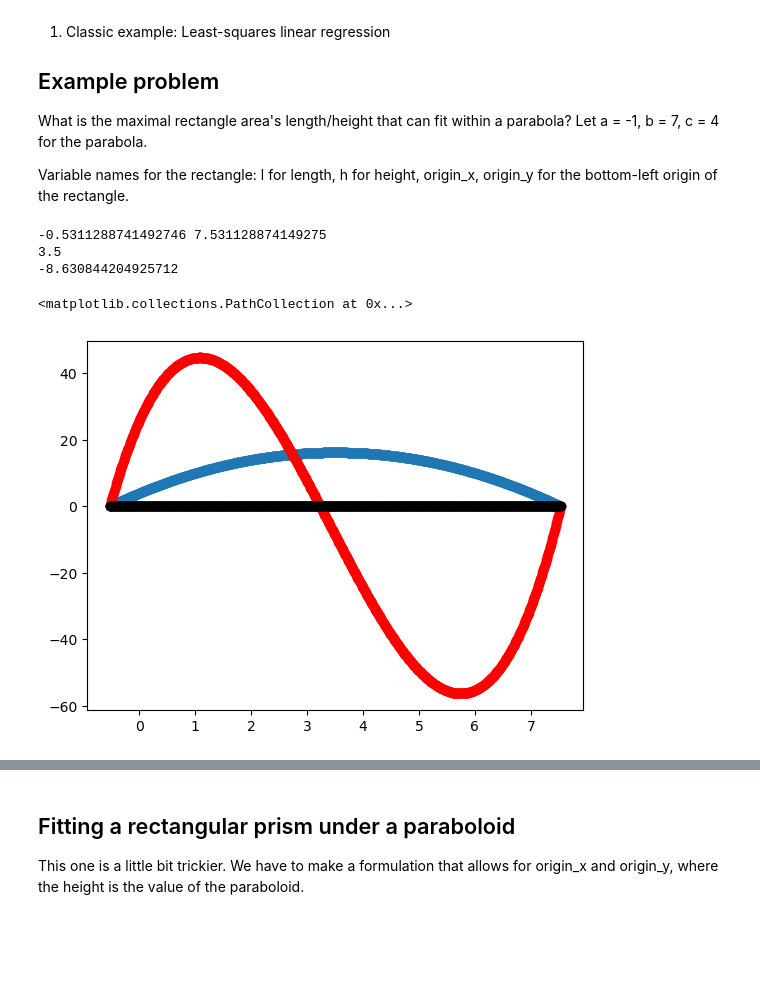
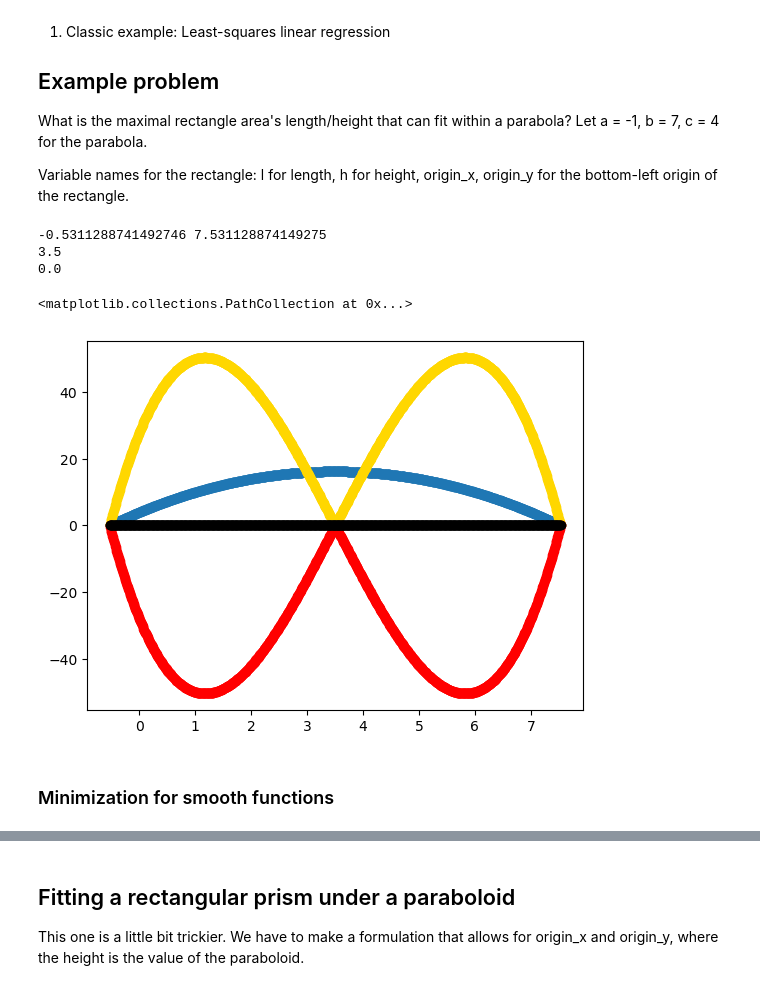
Before and after one commit to curtywang/ee5020-notes-fa22, a Jupyter notebook: day08_soln/optimization.ipynb, the cells around one changed output, grey strips where cells are left out. Drawn from its saved outputs; the diff is of its cells as text; code cells hidden in the pictures; blank space fills up the shorter version.

```diff
--- a/day08_soln/optimization.ipynb
+++ b/day08_soln/optimization.ipynb
@@ -36,8 +36,12 @@ def quadratic_roots(a: float, b: float, c: float) -> Tuple[float, float]:
 def rect_area(x: np.ndarray, a: float, b: float, c: float) -> np.ndarray:
     height = f_parabola(x, a, b, c)
     root0, root1 = quadratic_roots(a, b, c)
-    length = (root1 - root0) + 2 * root0 - 2 * x # root1 - 2 * x + 2 * root0
-    return length * height
+    # length = (root1 - x) - (x - root0)
+    length = (root1 - root0) + 2 * root0 - 2 * x
+    return np.abs(length * height)
+
+def obj_rect_area(x: np.ndarray, a: float, b: float, c: float) -> np.ndarray:
+    return -1. * rect_area(x, a, b, c)
 # %%
 parab_xmin, parab_xmax = quadratic_roots(-1, 7, 4)
 print(parab_xmin, parab_xmax)
@@ -46,15 +50,19 @@ print(rect_area(3.5, -1, 7, 4))
 # %% [output]
 -0.5311288741492746 7.531128874149275
 3.5
--8.630844204925712
+0.0
 # %%
 parab_x = np.linspace(start=parab_xmin, stop=parab_xmax, num=1000)
 parab_y = f_parabola(parab_x, -1, 7, 4)
 the_rectarea = rect_area(parab_x, -1, 7, 4)
+the_obj_rectarea = obj_rect_area(parab_x, -1, 7, 4)
 
 plt.scatter(parab_x, parab_y)
-plt.scatter(parab_x, the_rectarea, c="red")
+plt.scatter(parab_x, the_rectarea, c="gold")
+plt.scatter(parab_x, the_obj_rectarea, c="red")
 plt.scatter(parab_x, np.zeros_like(parab_x), c="black")
 # %% [output]
 <matplotlib.collections.PathCollection at 0x...>
-[figure, old version]
+[figure, new version]
+# %% [markdown]
+### Minimization for smooth functions
```
Also changed, not shown: parts of 11 cells of this notebook.
